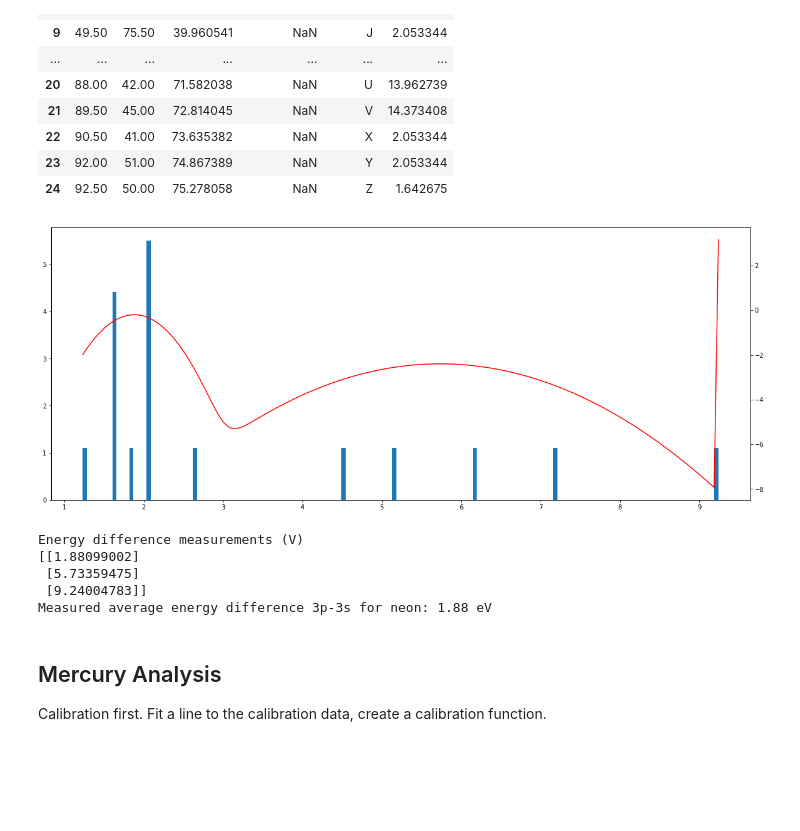
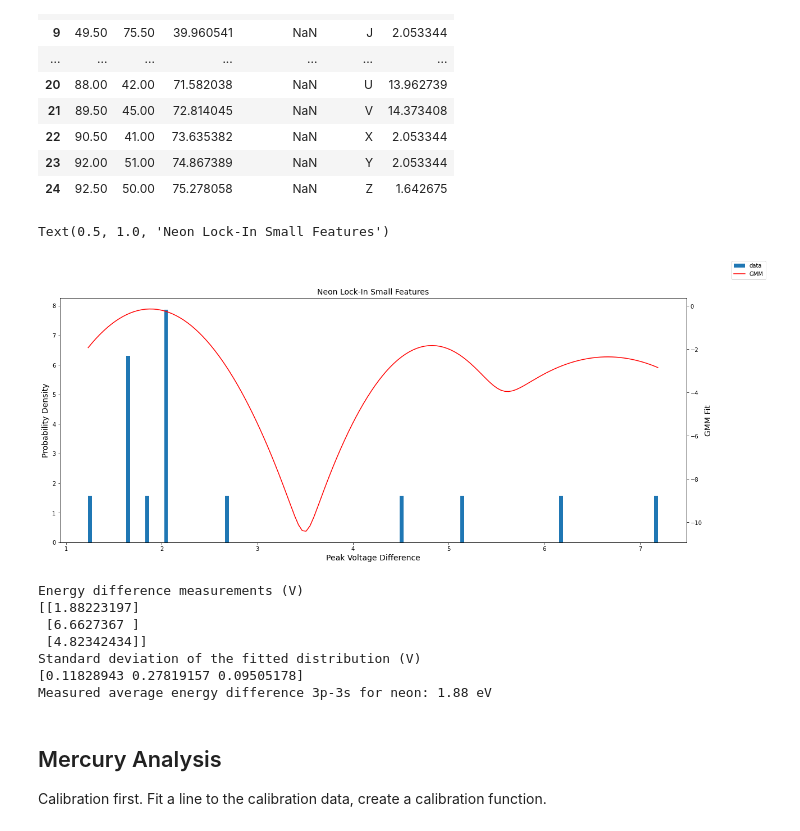
Before and after one commit to alberthu233/Phys432, a Jupyter notebook: FH/Franck-Hertz.ipynb, the cells around one changed output. Drawn from its saved outputs; the diff is of its cells as text; code cells hidden in the pictures; blank space fills up the shorter version.

Commit message:
lock in small features

```diff
--- a/FH/Franck-Hertz.ipynb
+++ b/FH/Franck-Hertz.ipynb
@@ -471,33 +471,43 @@ Ne_SF
 p3 = Ne_SF['difference'].drop([0,1])
 # %%
 # mask array greater than 5 to avoid outliers
-p3_mask = p3 < 10
+p3_mask = p3 < 8
 p3 = p3[p3_mask]
 # %%
 from sklearn import mixture
-# plot difference in histogram and find peak value
+# plot difference in histogram and find group peak value
 gmm = mixture.GaussianMixture(n_components=3, covariance_type='spherical', random_state=0)
 gmm.fit(p3.values.reshape(-1,1))
 gmmfit_X = np.linspace(p3.min(),p3.max(),150)
 # plot the histogram and the GMM fit on the same plot
 fig, ax = plt.subplots(figsize=(20,8))
 ax2 = ax.twinx()
 ax.hist(p3, bins=150, density=True, label='data')
 ax2.plot(gmmfit_X, gmm.score_samples(gmmfit_X.reshape(-1,1)), label='GMM', color='red')
 # retrieve the mean and standard deviation of the fitted distribution
 udE_3p3s = gmm.means_
 std = gmm.covariances_
+fig.legend()
+ax.set_xlabel('Peak Voltage Difference',fontsize=14)
+ax.set_ylabel('Probability Density',fontsize=14)
+ax2.set_ylabel('GMM Fit',fontsize=14)
+ax.set_title('Neon Lock-In Small Features',fontsize=14)
 # %% [output]
+Text(0.5, 1.0, 'Neon Lock-In Small Features')
-[figure, old version]
+[figure, new version]
 # %%
 print('Energy difference measurements (V)')
 print(udE_3p3s)
+print('Standard deviation of the fitted distribution (V)')
+print(std)
 print('Measured average energy difference 3p-3s for neon: {:.2f} eV'.format(float(udE_3p3s[0])))
 # %% [output]
 Energy difference measurements (V)
-[[1.88099002]
- [5.73359475]
- [9.24004783]]
+[[1.88223197]
+ [6.6627367 ]
+ [4.82342434]]
+Standard deviation of the fitted distribution (V)
+[0.11828943 0.27819157 0.09505178]
 Measured average energy difference 3p-3s for neon: 1.88 eV
 # %% [markdown]
 ## Mercury Analysis
```
